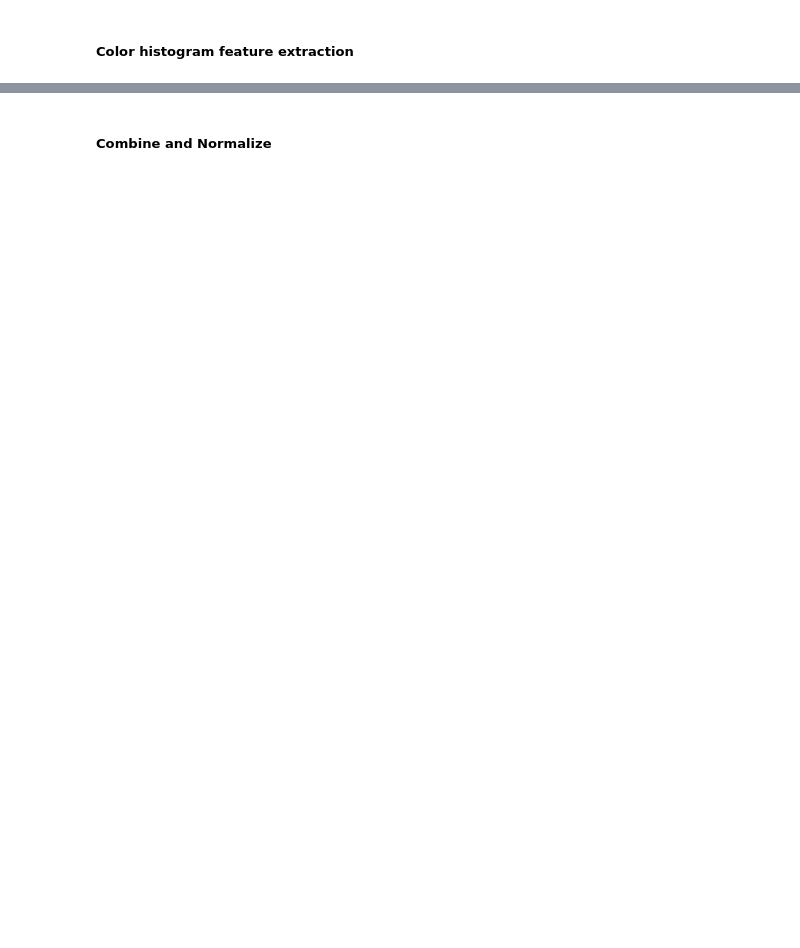
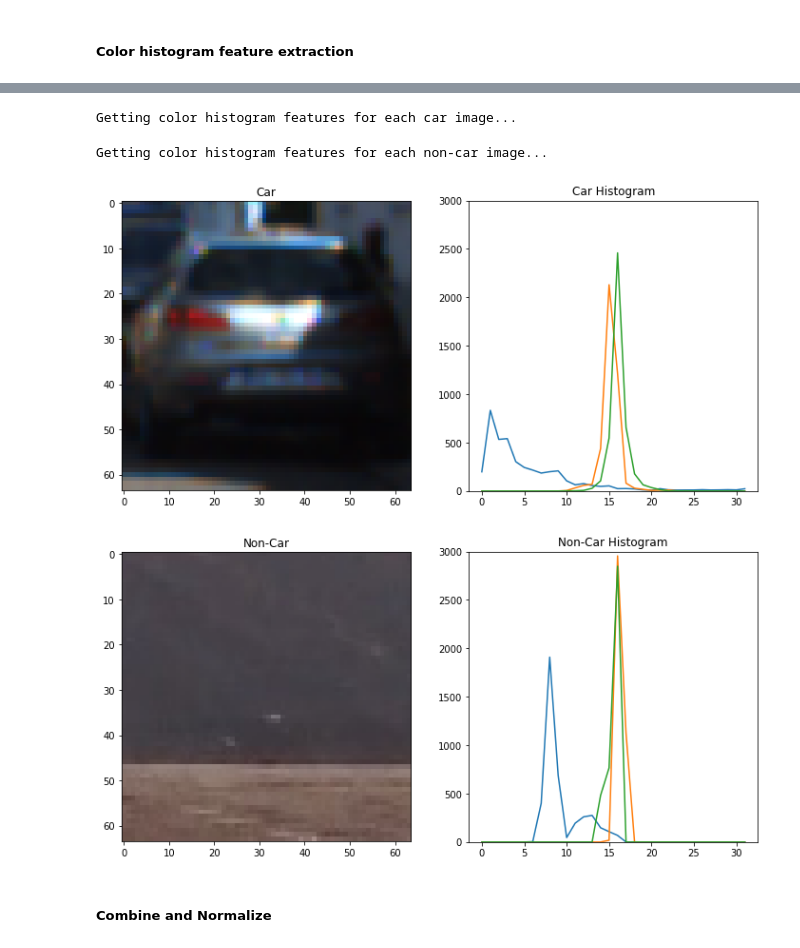
Before and after one commit to tigerinus/CarND-Vehicle-Detection, a Jupyter notebook: VehicleDetection.ipynb, the cells around one changed output, grey strips where cells are left out. Saved outputs shown, nothing was run; the diff lists cells and outputs as text; code cells hidden in the pictures; blank space fills up the shorter version.

```diff
--- a/VehicleDetection.ipynb
+++ b/VehicleDetection.ipynb
@@ -328,2 +286,52 @@ Getting color histogram features for each non-car image...
+# %%
+car_hist_features_list = []
+non_car_hist_features_list = []
+
+def show_example(title, img, features):
+    f = plt.figure(figsize=figure_size)
+    f.add_subplot(1,2,1)
+    plt.title(title)
+    plt.imshow(img)
+
+    ax = f.add_subplot(1,2,2)
+    plt.title('{} Histogram'.format(title))
+    ax.set_aspect(.0114)
+    plt.plot(features.reshape((-1, hist_bins)).T)
+    ax.set_ylim((0, 3000))
+
+print('Getting color histogram features for each car image...')
+for img in tqdm(car_images):
+    features_c0 = color_hist(img, hist_bins, bins_range=hist_bin_range, conv=conv, channel=0)
+    features_c1 = color_hist(img, hist_bins, bins_range=hist_bin_range, conv=conv, channel=1)
+    features_c2 = color_hist(img, hist_bins, bins_range=hist_bin_range, conv=conv, channel=2)
+    features = np.hstack([features_c0, features_c1, features_c2])
+
+    car_hist_features_list.append(features)
+
+assert len(features.shape) == 1
+
+#Example - Car
+show_example('Car', car_images[-1], features)
+
+print('Getting color histogram features for each non-car image...')
+for img in tqdm(non_car_images):
+    features_c0 = color_hist(img, hist_bins, bins_range=hist_bin_range, conv=conv, channel=0)
+    features_c1 = color_hist(img, hist_bins, bins_range=hist_bin_range, conv=conv, channel=1)
+    features_c2 = color_hist(img, hist_bins, bins_range=hist_bin_range, conv=conv, channel=2)
+    features = np.hstack([features_c0, features_c1, features_c2])
+    non_car_hist_features_list.append(features)
+
+assert len(features.shape) == 1
+
+#Example - Non-Car
+show_example('Non-Car', non_car_images[-1], features)
+
+assert len(car_bin_features_list) == len(car_hist_features_list)
+assert len(non_car_hog_features_list) == len(non_car_hist_features_list)
+# %% [output]
+Getting color histogram features for each car image...
+Getting color histogram features for each non-car image...
+[figure, added]
+[figure, added]
 # %% [markdown]
 ##### Combine and Normalize
```
Also changed, not shown: parts of 9 cells of this notebook.
